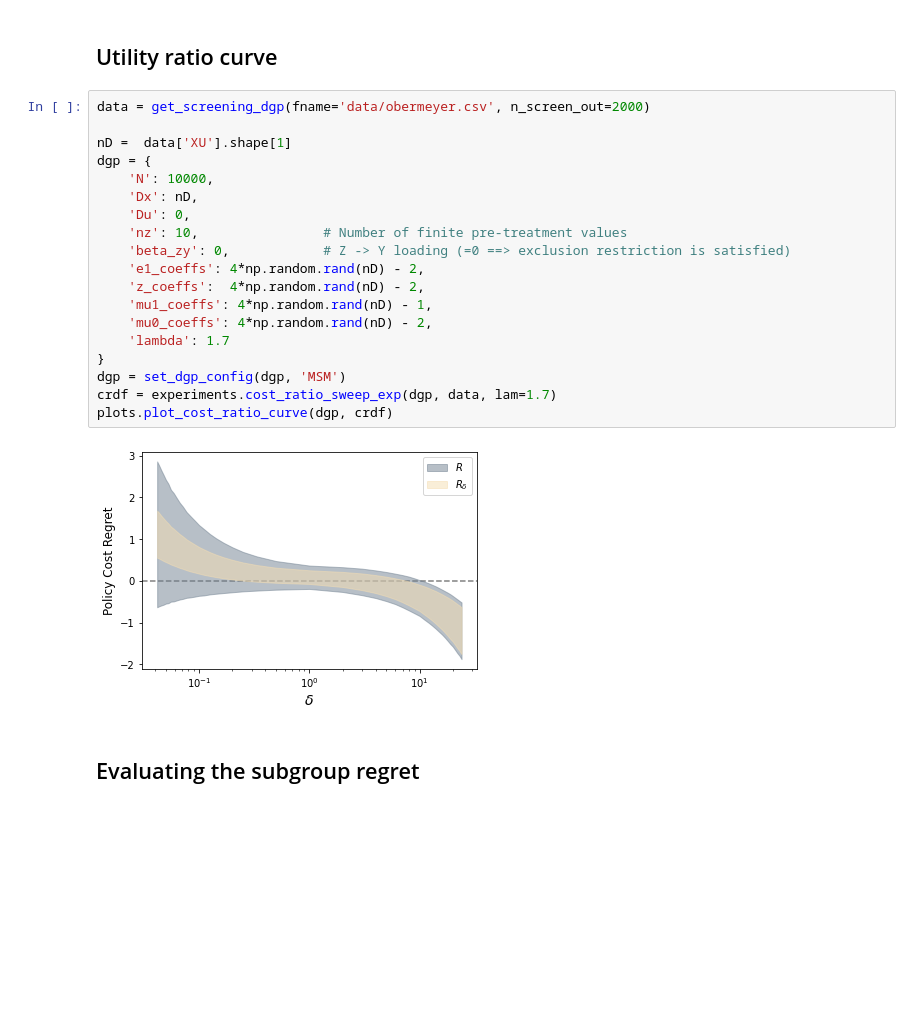
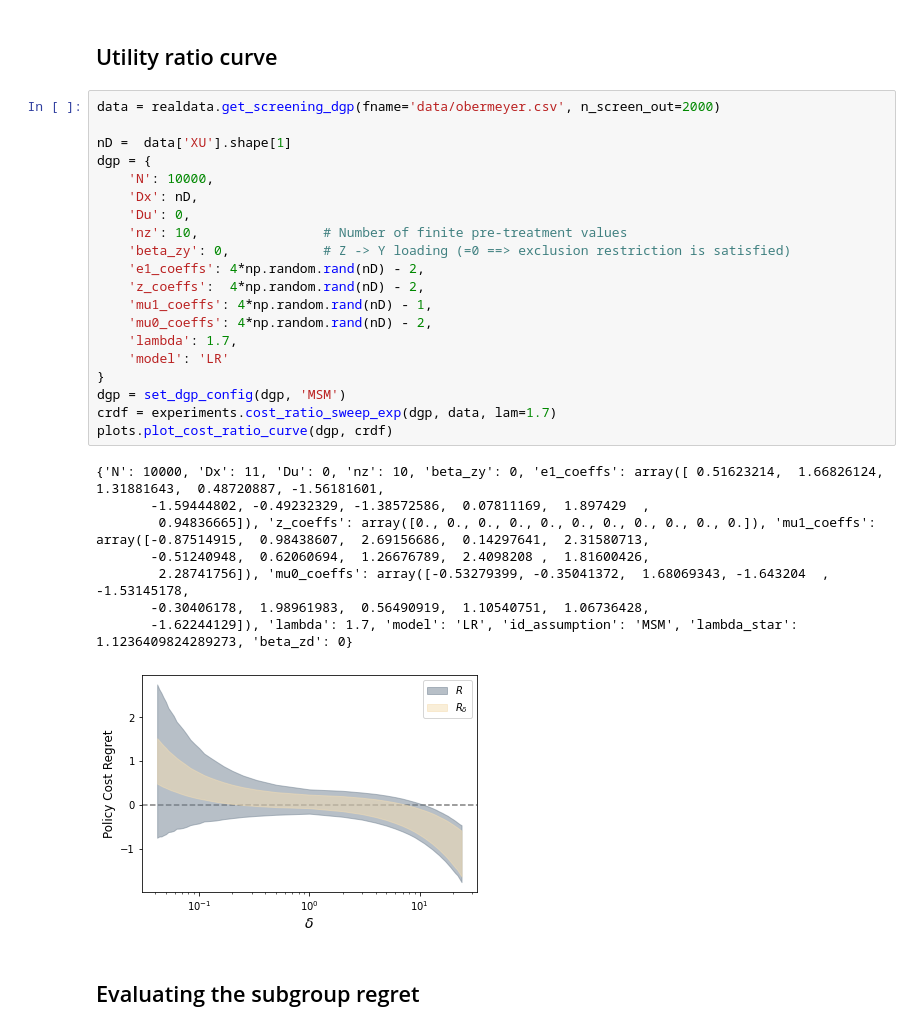
Before and after one commit to lguerdan/policy_comparison_under_confounding, a Jupyter notebook: realworld_exp.ipynb, the cells around one changed output. Drawn from its saved outputs; the diff is of its cells as text; blank space fills up the shorter version.

```diff
--- a/realworld_exp.ipynb
+++ b/realworld_exp.ipynb
@@ -88,26 +47,34 @@ posx and posy should be finite values
 # %% [markdown]
 ## Utility ratio curve
 # %%
-data = get_screening_dgp(fname='data/obermeyer.csv', n_screen_out=2000)
+data = realdata.get_screening_dgp(fname='data/obermeyer.csv', n_screen_out=2000)
 
 nD =  data['XU'].shape[1]
 dgp = {
     'N': 10000,
     'Dx': nD,
     'Du': 0,
     'nz': 10,                # Number of finite pre-treatment values
     'beta_zy': 0,            # Z -> Y loading (=0 ==> exclusion restriction is satisfied)
     'e1_coeffs': 4*np.random.rand(nD) - 2,
     'z_coeffs':  4*np.random.rand(nD) - 2,
     'mu1_coeffs': 4*np.random.rand(nD) - 1,
     'mu0_coeffs': 4*np.random.rand(nD) - 2,
-    'lambda': 1.7
+    'lambda': 1.7,
+    'model': 'LR'
 }
 dgp = set_dgp_config(dgp, 'MSM')
 crdf = experiments.cost_ratio_sweep_exp(dgp, data, lam=1.7)
 plots.plot_cost_ratio_curve(dgp, crdf)
 # %% [output]
+{'N': 10000, 'Dx': 11, 'Du': 0, 'nz': 10, 'beta_zy': 0, 'e1_coeffs': array([ 0.51623214,  1.66826124,  1.31881643,  0.48720887, -1.56181601,
+       -1.59444802, -0.49232329, -1.38572586,  0.07811169,  1.897429  ,
+        0.94836665]), 'z_coeffs': array([0., 0., 0., 0., 0., 0., 0., 0., 0., 0., 0.]), 'mu1_coeffs': array([-0.87514915,  0.98438607,  2.69156686,  0.14297641,  2.31580713,
+       -0.51240948,  0.62060694,  1.26676789,  2.4098208 ,  1.81600426,
+        2.28741756]), 'mu0_coeffs': array([-0.53279399, -0.35041372,  1.68069343, -1.643204  , -1.53145178,
+       -0.30406178,  1.98961983,  0.56490919,  1.10540751,  1.06736428,
+       -1.62244129]), 'lambda': 1.7, 'model': 'LR', 'id_assumption': 'MSM', 'lambda_star': 1.1236409824289273, 'beta_zd': 0}
-[figure, old version]
+[figure, new version]
 # %% [markdown]
 ## Evaluating the subgroup regret
 # %%
```
Also changed, not shown: parts of 5 cells of this notebook, 6 other files.
